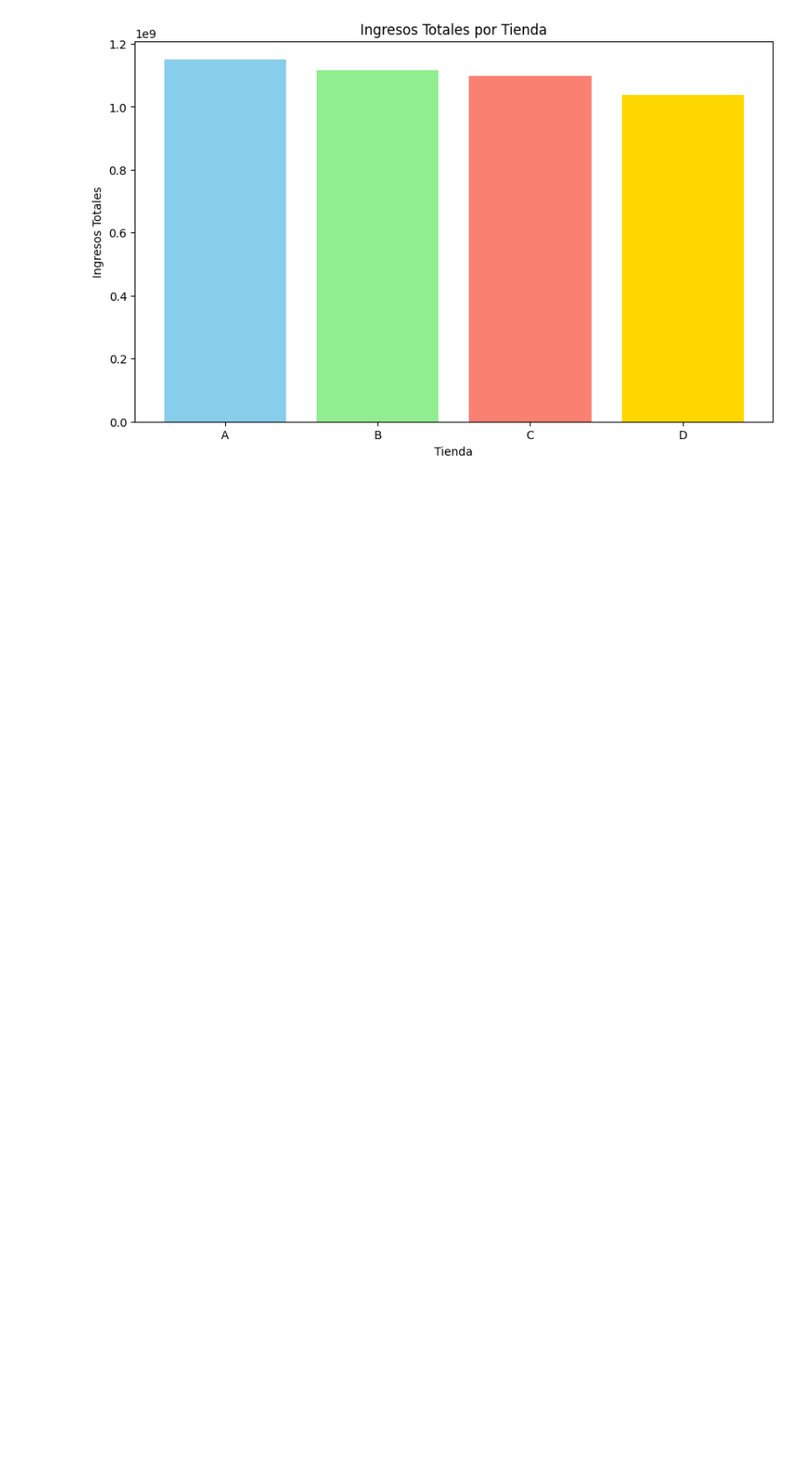
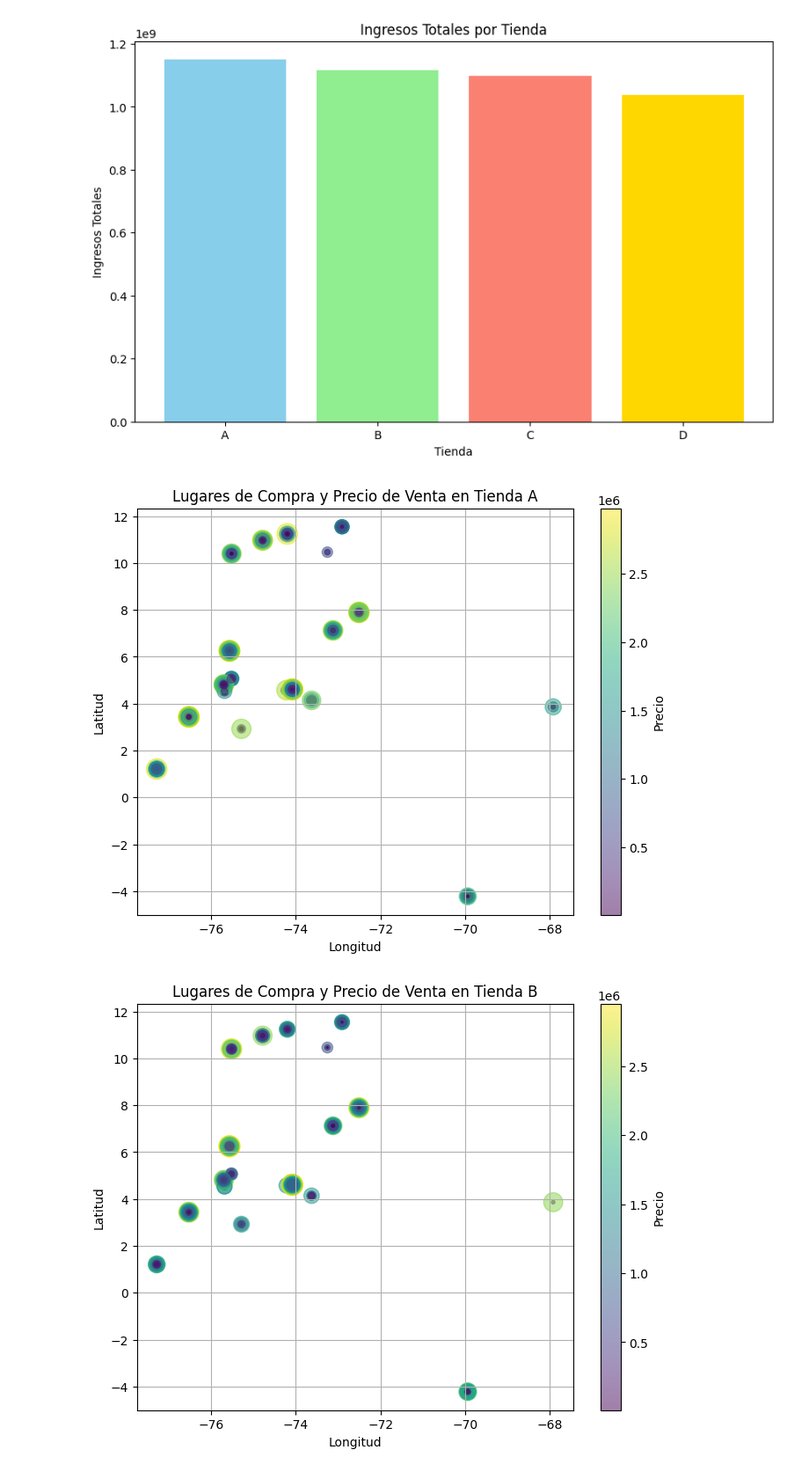
Before and after one commit to Gabriel-muni/Bosquejo, a Jupyter notebook: AluraStoreLatam_(1).ipynb, the cells around one changed output. Shown: that part at 88% size. Drawn from its saved outputs; the diff is of its cells as text; code cells hidden in the pictures; blank space fills up the shorter version.

```diff
--- a/AluraStoreLatam_(1).ipynb
+++ b/AluraStoreLatam_(1).ipynb
@@ -362,0 +340,31 @@ top_bottom_productos(tiendaD, "Tienda D")
+# %%
+import matplotlib.pyplot as plt
+import pandas as pd
+
+tiendas_dict = {
+    "Tienda A": tiendaA,
+    "Tienda B": tiendaB,
+    "Tienda C": tiendaC,
+    "Tienda D": tiendaD
+}
+
+for nombre_tienda, tienda_df in tiendas_dict.items():
+    # Asegúrate de que las columnas lat, lon y Precio sean numéricas
+    tienda_df['lat'] = pd.to_numeric(tienda_df['lat'], errors='coerce')
+    tienda_df['lon'] = pd.to_numeric(tienda_df['lon'], errors='coerce')
+    tienda_df['Precio'] = pd.to_numeric(tienda_df['Precio'], errors='coerce')
+
+    # Eliminar filas con valores nulos que puedan haber resultado de la conversión
+    tienda_df.dropna(subset=['lat', 'lon', 'Precio'], inplace=True)
+
+    plt.figure(figsize=(8, 6))
+    plt.scatter(tienda_df['lon'], tienda_df['lat'], alpha=0.5, s=tienda_df['Precio']/10000, c=tienda_df['Precio'], cmap='viridis')
+    plt.colorbar(label='Precio')
+    plt.xlabel('Longitud')
+    plt.ylabel('Latitud')
+    plt.title(f'Lugares de Compra y Precio de Venta en {nombre_tienda}')
+    plt.grid(True)
+    plt.show()
+# %% [output]
+[figure, added]
+[figure, added]
```
Also changed, not shown: parts of 4 cells of this notebook.
